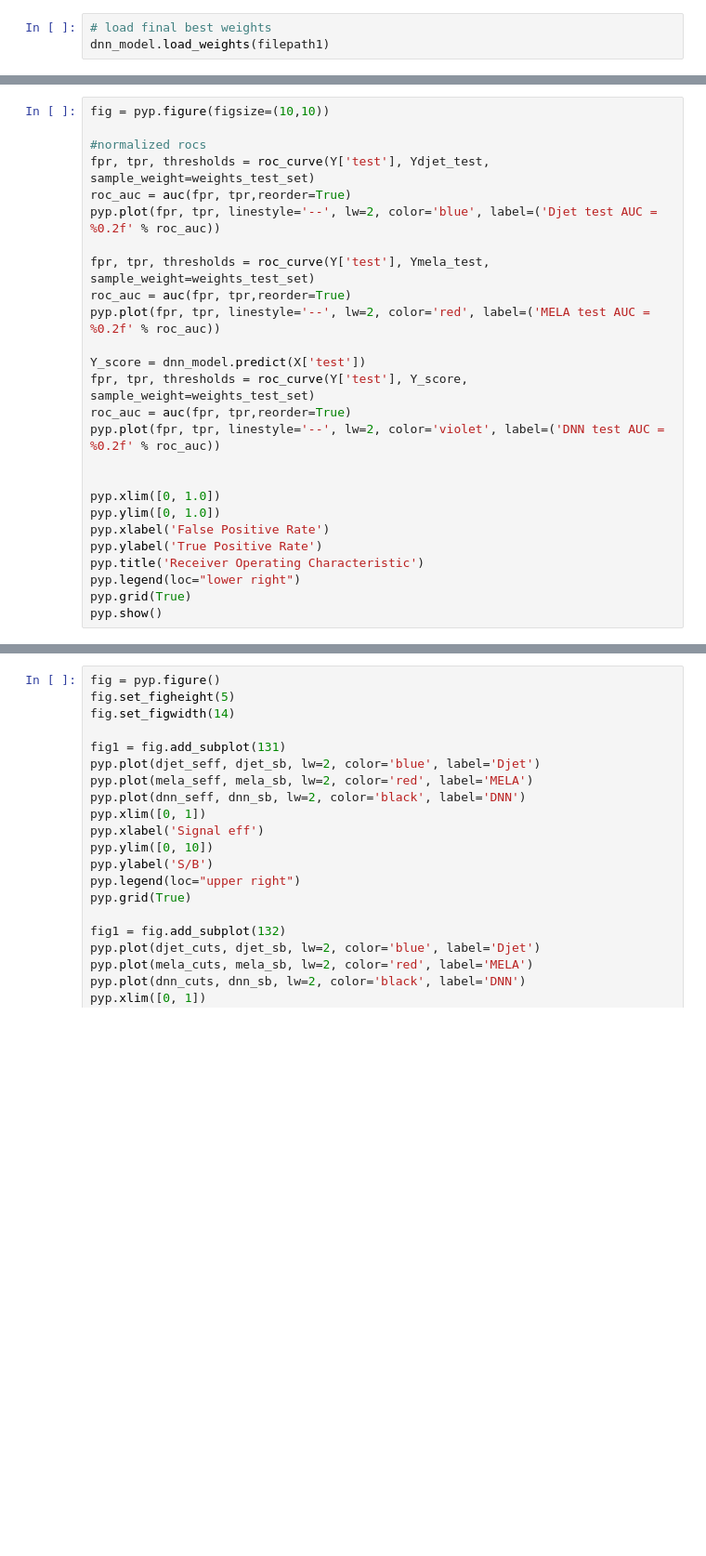
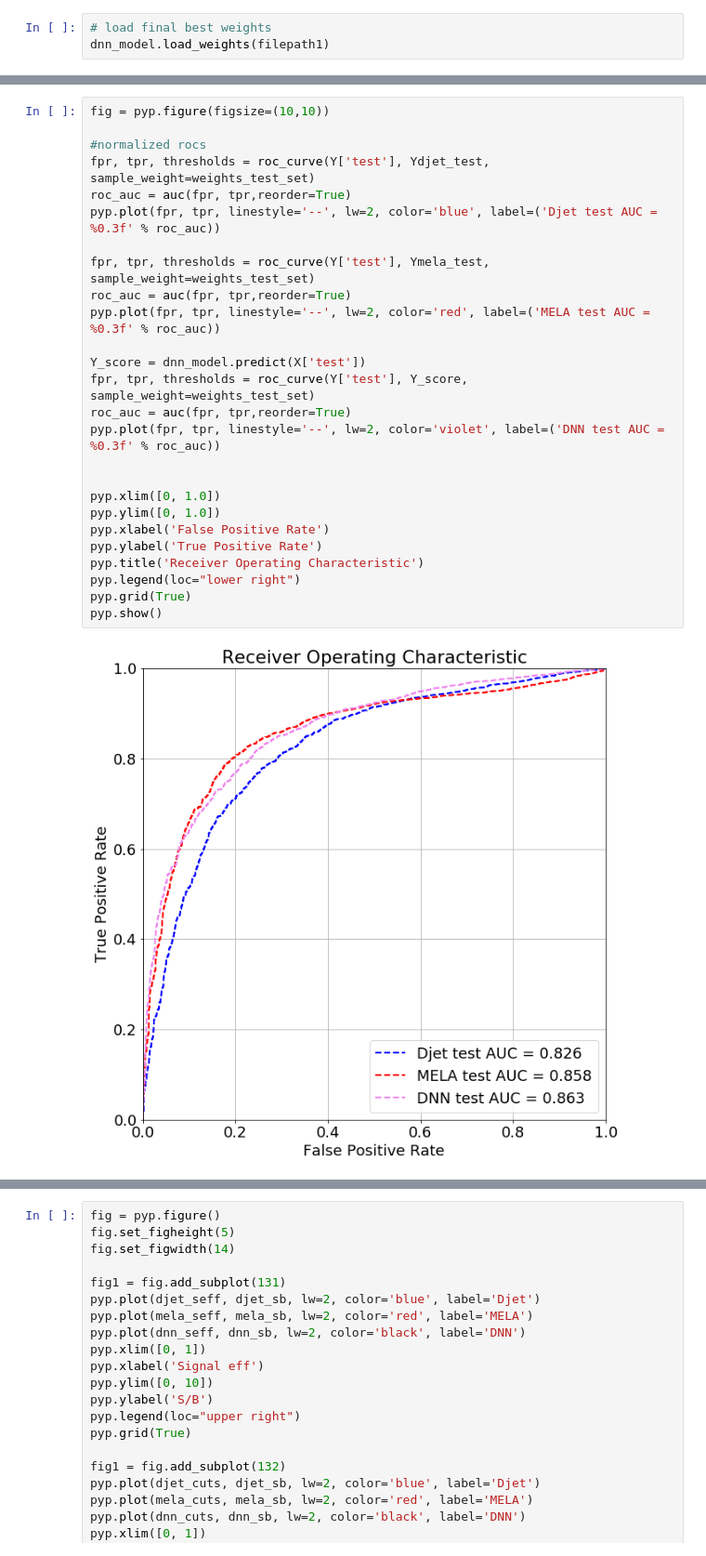
Before and after one commit to mmelodea/JupyterCodes, a Jupyter notebook: DNN/EventDNN_ControlSets.ipynb, the cells around one changed output, grey strips where cells are left out. Shown at 93% size. Saved outputs shown, nothing was run; the diff lists cells and outputs as text; blank space fills up the shorter version.

```diff
--- a/DNN/EventDNN_ControlSets.ipynb
+++ b/DNN/EventDNN_ControlSets.ipynb
@@ -389,29 +391,31 @@ pyp.show()
 # %%
 fig = pyp.figure(figsize=(10,10))
 
 #normalized rocs
 fpr, tpr, thresholds = roc_curve(Y['test'], Ydjet_test, sample_weight=weights_test_set)
 roc_auc = auc(fpr, tpr,reorder=True)
-pyp.plot(fpr, tpr, linestyle='--', lw=2, color='blue', label=('Djet test AUC = %0.2f' % roc_auc))
+pyp.plot(fpr, tpr, linestyle='--', lw=2, color='blue', label=('Djet test AUC = %0.3f' % roc_auc))
 
 fpr, tpr, thresholds = roc_curve(Y['test'], Ymela_test, sample_weight=weights_test_set)
 roc_auc = auc(fpr, tpr,reorder=True)
-pyp.plot(fpr, tpr, linestyle='--', lw=2, color='red', label=('MELA test AUC = %0.2f' % roc_auc))
+pyp.plot(fpr, tpr, linestyle='--', lw=2, color='red', label=('MELA test AUC = %0.3f' % roc_auc))
 
 Y_score = dnn_model.predict(X['test'])
 fpr, tpr, thresholds = roc_curve(Y['test'], Y_score, sample_weight=weights_test_set)
 roc_auc = auc(fpr, tpr,reorder=True)
-pyp.plot(fpr, tpr, linestyle='--', lw=2, color='violet', label=('DNN test AUC = %0.2f' % roc_auc))
+pyp.plot(fpr, tpr, linestyle='--', lw=2, color='violet', label=('DNN test AUC = %0.3f' % roc_auc))
 
 
 pyp.xlim([0, 1.0])
 pyp.ylim([0, 1.0])
 pyp.xlabel('False Positive Rate')
 pyp.ylabel('True Positive Rate')
 pyp.title('Receiver Operating Characteristic')
 pyp.legend(loc="lower right")
 pyp.grid(True)
 pyp.show()
+# %% [output]
+[figure, added]
 # %%
 #plot S/B ratio vs S eff (only test set)
 signal_sumw = 0
```
Also changed, not shown: parts of 13 cells of this notebook, 8 other files.
